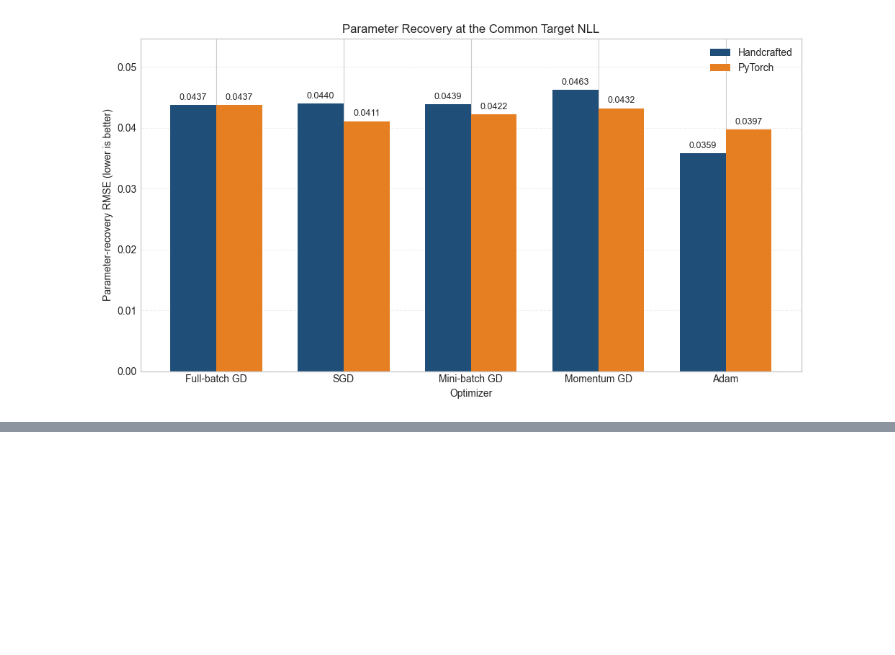
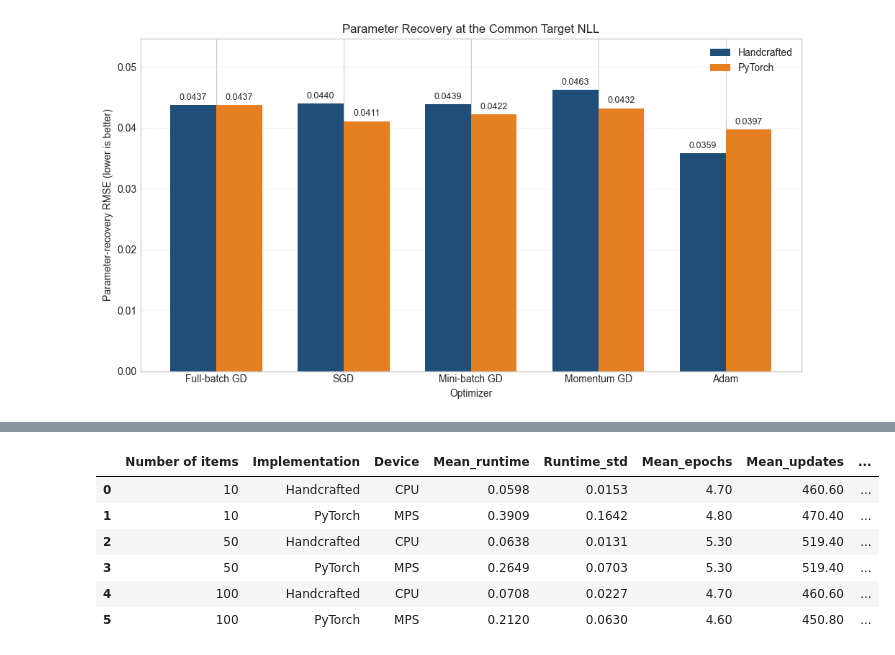
Before and after one commit to rbhdsks/Learning-from-Comparison-Data-Master-Thesis-Project-, a Jupyter notebook: notebooks/experiments/Bradley_Terry_Model/04_BradleyTerry_MLE_Optimizations.ipynb, the cells around one changed output, grey strips where cells are left out. Cells and saved outputs as stored; diff of their text form; code cells hidden in the pictures; blank space fills up the shorter version.

```diff
--- a/notebooks/experiments/Bradley_Terry_Model/04_BradleyTerry_MLE_Optimizations.ipynb
+++ b/notebooks/experiments/Bradley_Terry_Model/04_BradleyTerry_MLE_Optimizations.ipynb
@@ -2826,0 +3177,37 @@ plt.show()
+# %%
+# Summarize runtime and optimization results across the repeated runs.
+
+item_scaling_summary = (
+    item_scaling_results
+    .groupby(
+        [
+            "Number of items",
+            "Implementation",
+            "Device",
+        ],
+        as_index=False,
+    )
+    .agg(
+        Mean_runtime=("Runtime (seconds)", "mean"),
+        Runtime_std=("Runtime (seconds)", "std"),
+        Mean_epochs=("Epochs", "mean"),
+        Mean_updates=("Parameter updates", "mean"),
+        Mean_recovery_RMSE=("Recovery RMSE", "mean"),
+    )
+)
+
+item_scaling_summary.style.format({
+    "Mean_runtime": "{:.4f}",
+    "Runtime_std": "{:.4f}",
+    "Mean_epochs": "{:.2f}",
+    "Mean_updates": "{:.2f}",
+    "Mean_recovery_RMSE": "{:.4f}",
+})
+# %% [output]
+|  | Number of items | Implementation | Device | Mean_runtime | Runtime_std | Mean_epochs | Mean_updates | ... |
+| 0 | 10 | Handcrafted | CPU | 0.0598 | 0.0153 | 4.70 | 460.60 | ... |
+| 1 | 10 | PyTorch | MPS | 0.3909 | 0.1642 | 4.80 | 470.40 | ... |
+| 2 | 50 | Handcrafted | CPU | 0.0638 | 0.0131 | 5.30 | 519.40 | ... |
+| 3 | 50 | PyTorch | MPS | 0.2649 | 0.0703 | 5.30 | 519.40 | ... |
+| 4 | 100 | Handcrafted | CPU | 0.0708 | 0.0227 | 4.70 | 460.60 | ... |
+| 5 | 100 | PyTorch | MPS | 0.2120 | 0.0630 | 4.60 | 450.80 | ... |
```
Also changed, not shown: parts of 25 cells of this notebook.
